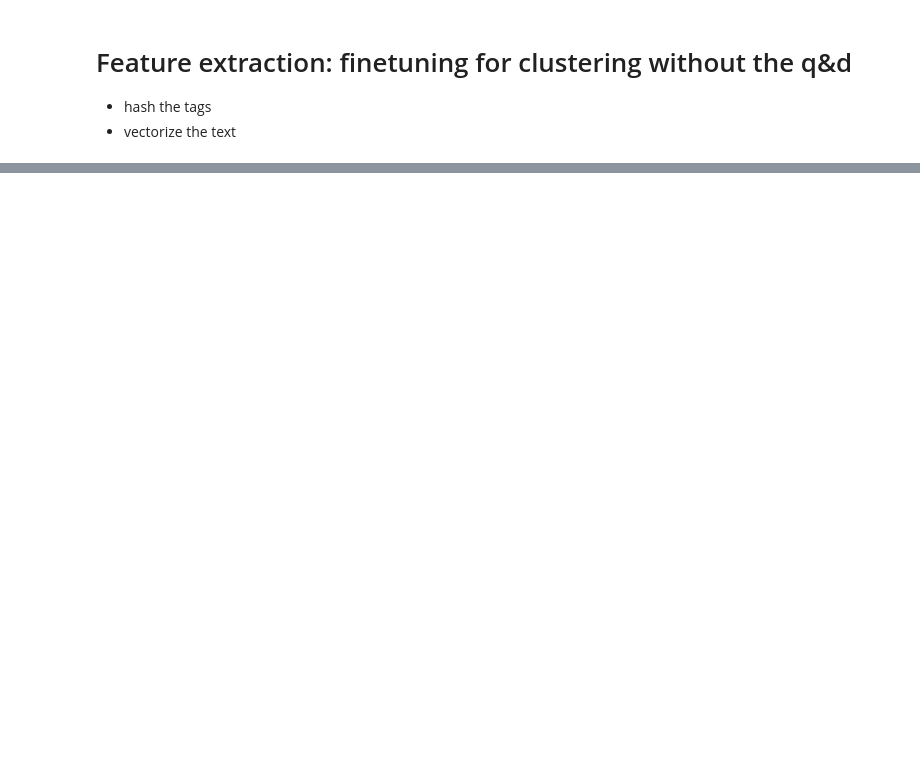
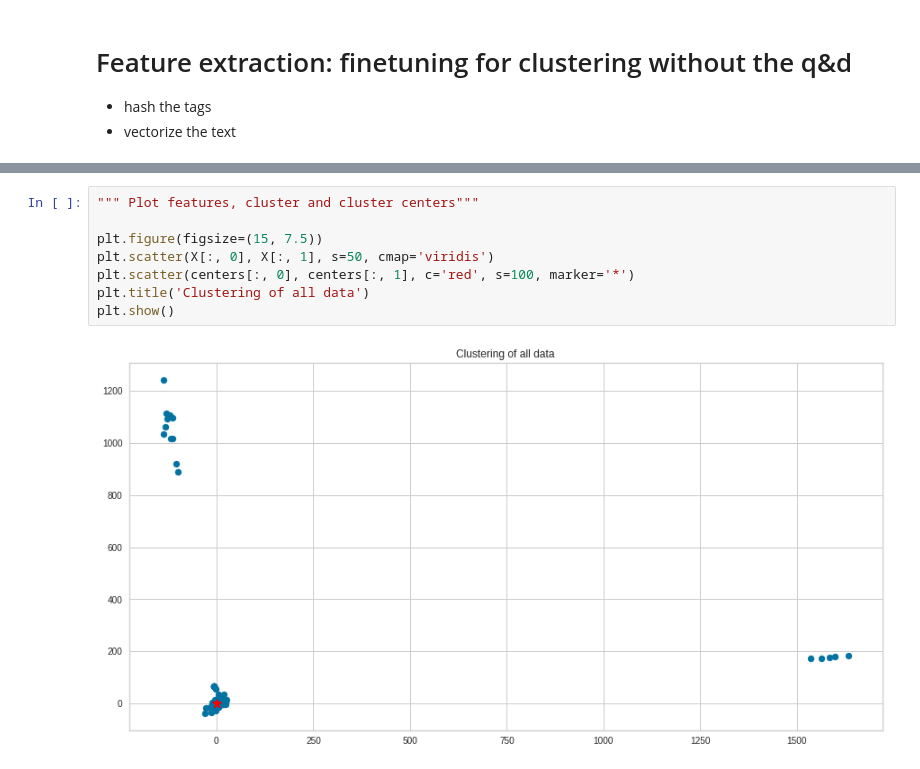
Before and after one commit to FranziSchmitt/Twitter_sentimentanalysis, a Jupyter notebook: Scripts/text_preprocessing.ipynb, the cells around one changed output, grey strips where cells are left out. Drawn from its saved outputs; the diff is of its cells as text; blank space fills up the shorter version.

```diff
--- a/Scripts/text_preprocessing.ipynb
+++ b/Scripts/text_preprocessing.ipynb
@@ -371,0 +367,10 @@ memory usage: 29.6+ MB
+# %%
+""" Plot features, cluster and cluster centers"""
+
+plt.figure(figsize=(15, 7.5))
+plt.scatter(X[:, 0], X[:, 1], s=50, cmap='viridis')
+plt.scatter(centers[:, 0], centers[:, 1], c='red', s=100, marker='*')
+plt.title('Clustering of all data')
+plt.show()
+# %% [output]
+[figure, added]
```
Also changed, not shown: parts of 42 cells of this notebook.
